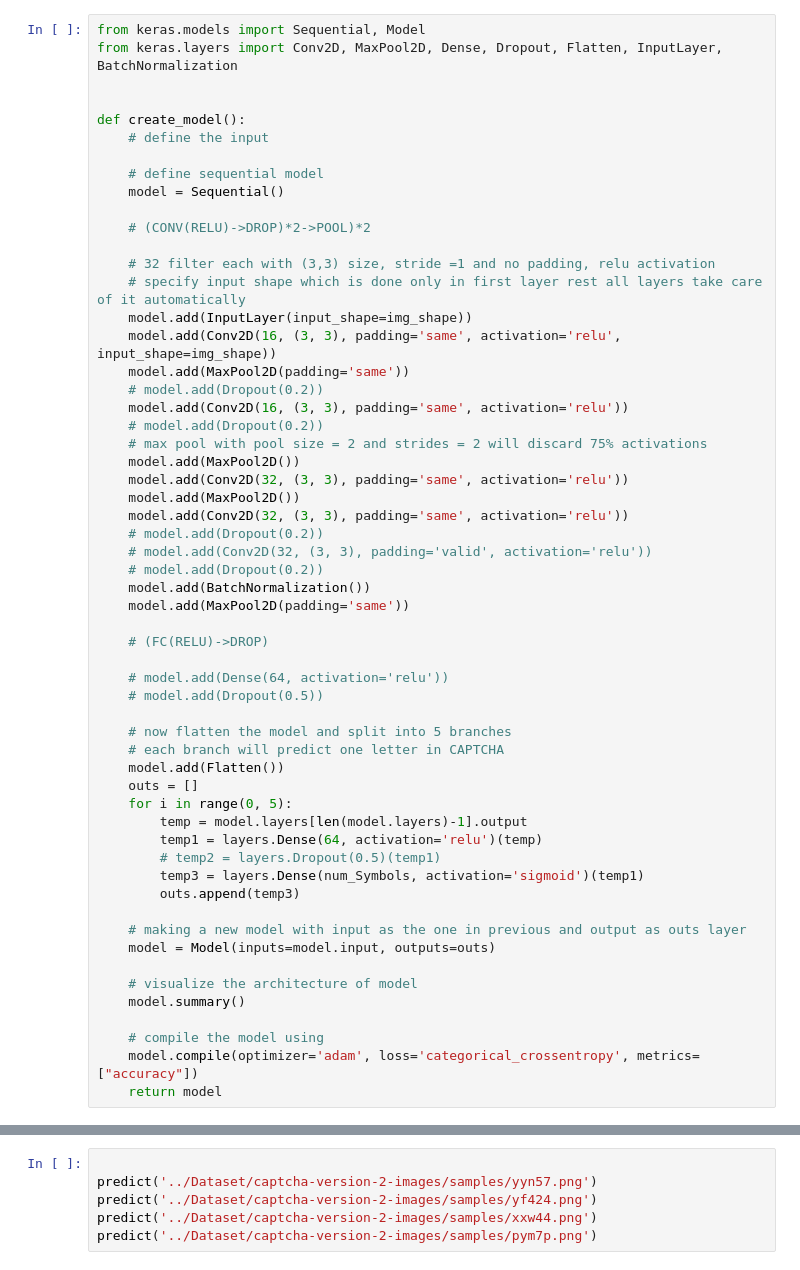
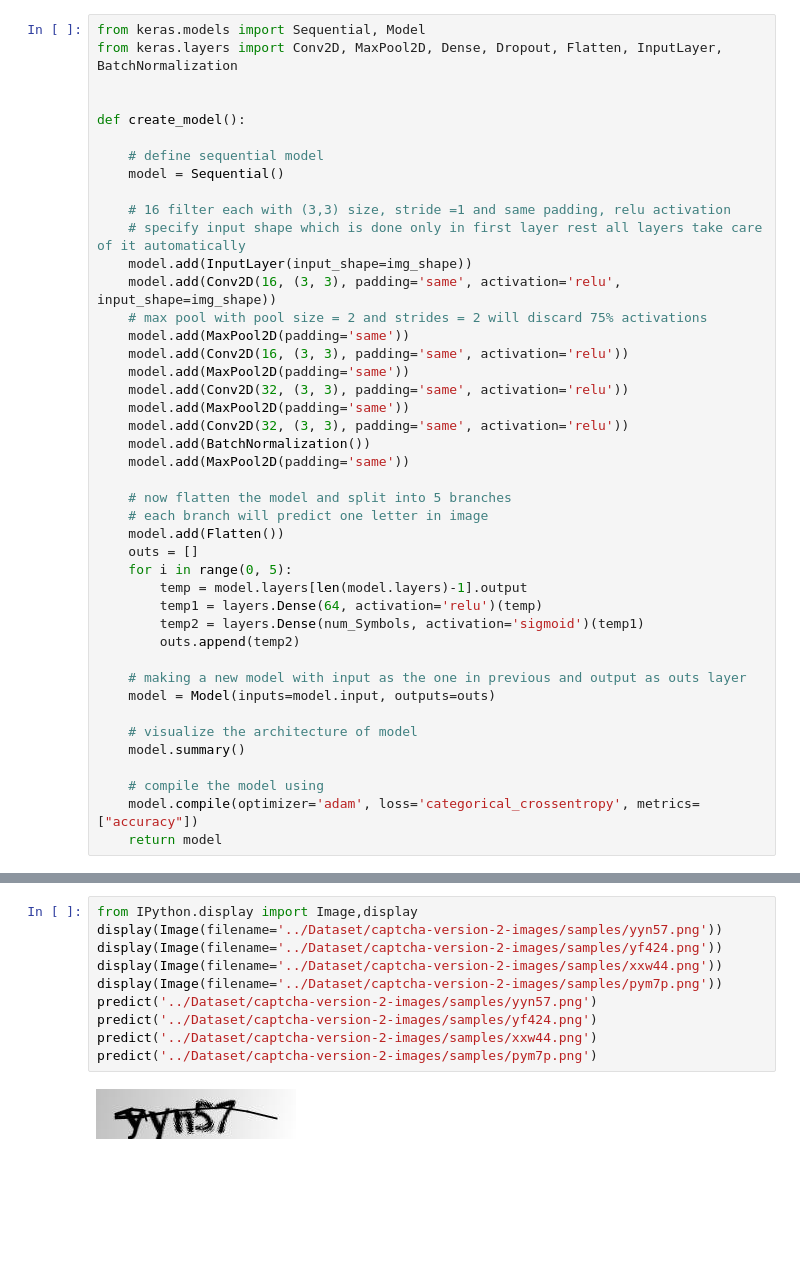
Before and after one commit to Arpit2601/CR-5, a Jupyter notebook: Src/Captcha Recognition.ipynb, the cells around one changed output, grey strips where cells are left out. Cells and saved outputs as stored; diff of their text form; blank space fills up the shorter version.

```diff
--- a/Src/Captcha Recognition.ipynb
+++ b/Src/Captcha Recognition.ipynb
@@ -96,47 +85,33 @@ from keras.layers import Conv2D, MaxPool2D, Dense, Dropout, Flatten, InputLayer,
 
 
 def create_model():
-    # define the input
 
     # define sequential model
     model = Sequential()
 
-    # (CONV(RELU)->DROP)*2->POOL)*2
-
-    # 32 filter each with (3,3) size, stride =1 and no padding, relu activation
+    # 16 filter each with (3,3) size, stride =1 and same padding, relu activation
     # specify input shape which is done only in first layer rest all layers take care of it automatically
     model.add(InputLayer(input_shape=img_shape))
     model.add(Conv2D(16, (3, 3), padding='same', activation='relu', input_shape=img_shape))
+    # max pool with pool size = 2 and strides = 2 will discard 75% activations
     model.add(MaxPool2D(padding='same'))
-    # model.add(Dropout(0.2))
     model.add(Conv2D(16, (3, 3), padding='same', activation='relu'))
-    # model.add(Dropout(0.2))
-    # max pool with pool size = 2 and strides = 2 will discard 75% activations
-    model.add(MaxPool2D())
+    model.add(MaxPool2D(padding='same'))
     model.add(Conv2D(32, (3, 3), padding='same', activation='relu'))
-    model.add(MaxPool2D())
+    model.add(MaxPool2D(padding='same'))
     model.add(Conv2D(32, (3, 3), padding='same', activation='relu'))
-    # model.add(Dropout(0.2))
-    # model.add(Conv2D(32, (3, 3), padding='valid', activation='relu'))
-    # model.add(Dropout(0.2))
     model.add(BatchNormalization())
     model.add(MaxPool2D(padding='same'))
 
-    # (FC(RELU)->DROP)
-
-    # model.add(Dense(64, activation='relu'))
-    # model.add(Dropout(0.5))
-
     # now flatten the model and split into 5 branches
-    # each branch will predict one letter in CAPTCHA
+    # each branch will predict one letter in image
     model.add(Flatten())
     outs = []
     for i in range(0, 5):
         temp = model.layers[len(model.layers)-1].output
         temp1 = layers.Dense(64, activation='relu')(temp)
-        # temp2 = layers.Dropout(0.5)(temp1)
-        temp3 = layers.Dense(num_Symbols, activation='sigmoid')(temp1)
-        outs.append(temp3)
+        temp2 = layers.Dense(num_Symbols, activation='sigmoid')(temp1)
+        outs.append(temp2)
 
     # making a new model with input as the one in previous and output as outs layer
     model = Model(inputs=model.input, outputs=outs)
@@ -229,9 +206,14 @@ def predict(file_path):
         ans+=Symbols[i]
     print(ans)
 # %%
-
+from IPython.display import Image,display
+display(Image(filename='../Dataset/captcha-version-2-images/samples/yyn57.png'))
+display(Image(filename='../Dataset/captcha-version-2-images/samples/yf424.png'))
+display(Image(filename='../Dataset/captcha-version-2-images/samples/xxw44.png'))
+display(Image(filename='../Dataset/captcha-version-2-images/samples/pym7p.png'))
 predict('../Dataset/captcha-version-2-images/samples/yyn57.png')
 predict('../Dataset/captcha-version-2-images/samples/yf424.png')
 predict('../Dataset/captcha-version-2-images/samples/xxw44.png')
 predict('../Dataset/captcha-version-2-images/samples/pym7p.png')
 # %% [output]
+[figure, added]
```
Also changed, not shown: parts of 12 cells of this notebook.
